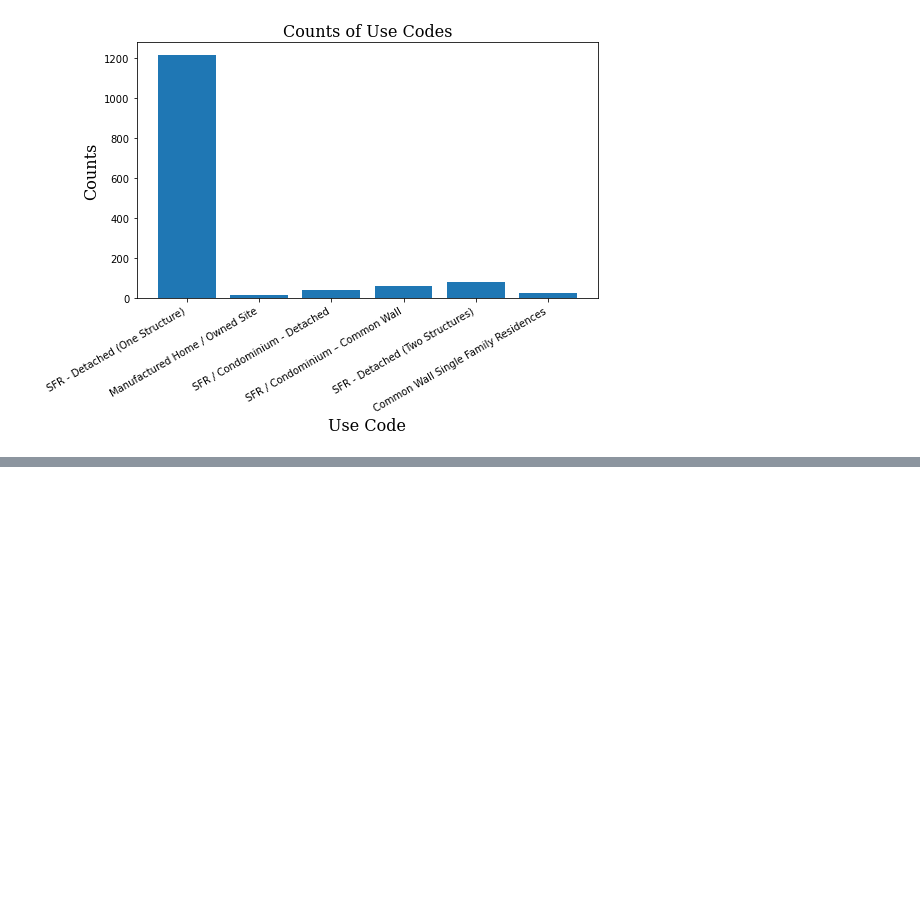
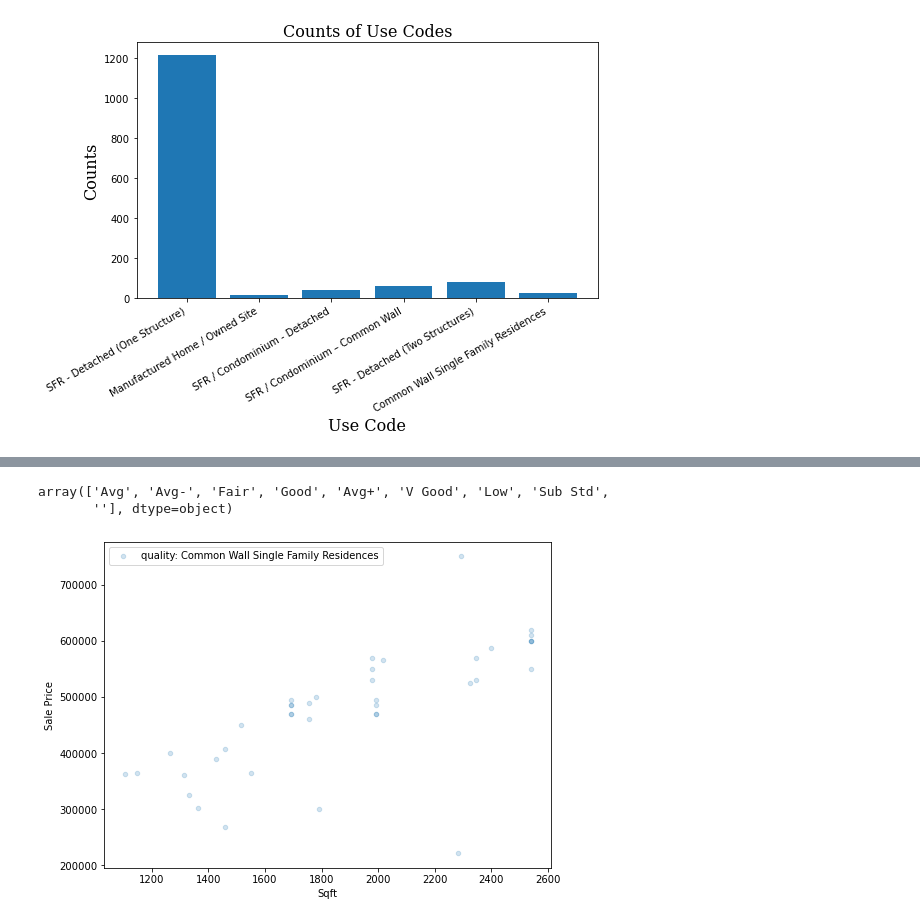
Before and after one commit to vmccready/home-saleprice-eda, a Jupyter notebook: sales_eda.ipynb, the cells around one changed output, grey strips where cells are left out. Drawn from its saved outputs; the diff is of its cells as text; code cells hidden in the pictures; blank space fills up the shorter version.

```diff
--- a/sales_eda.ipynb
+++ b/sales_eda.ipynb
@@ -352,0 +338,14 @@ plt.show()
+# %%
+single_family['Quality/Grade'].unique()
+# %% [output]
+array(['Avg', 'Avg-', 'Fair', 'Good', 'Avg+', 'V Good', 'Low', 'Sub Std',
+       ''], dtype=object)
+# %%
+fig, ax = plt.subplots(figsize=(8,6))
+single_family[single_family["Use Code"] == 116].plot.scatter('Sqft', 'Sale Price',
+                                                color=colors[0],
+                                                alpha=0.2, ax=ax,
+                                               label="quality: {}".format(use_codes[116]))
+ax.ticklabel_format(style='plain');
+# %% [output]
+[figure, added]
```
Also changed, not shown: parts of 4 cells of this notebook.
